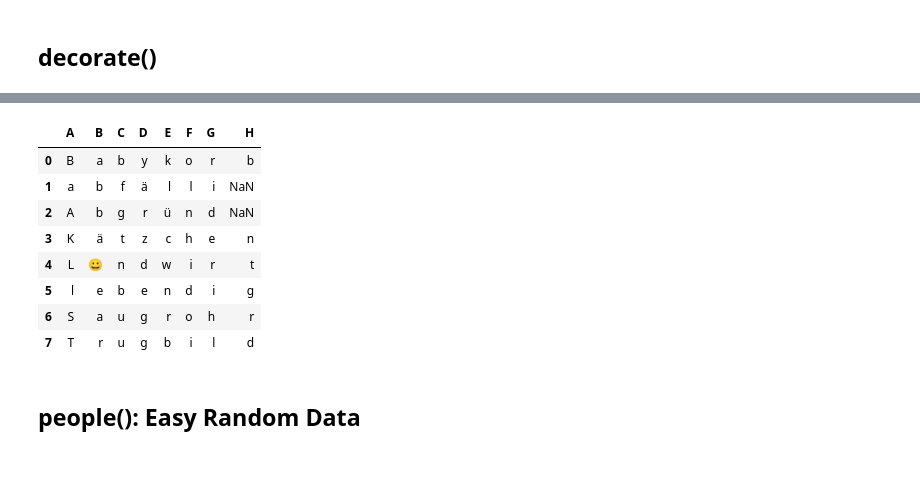
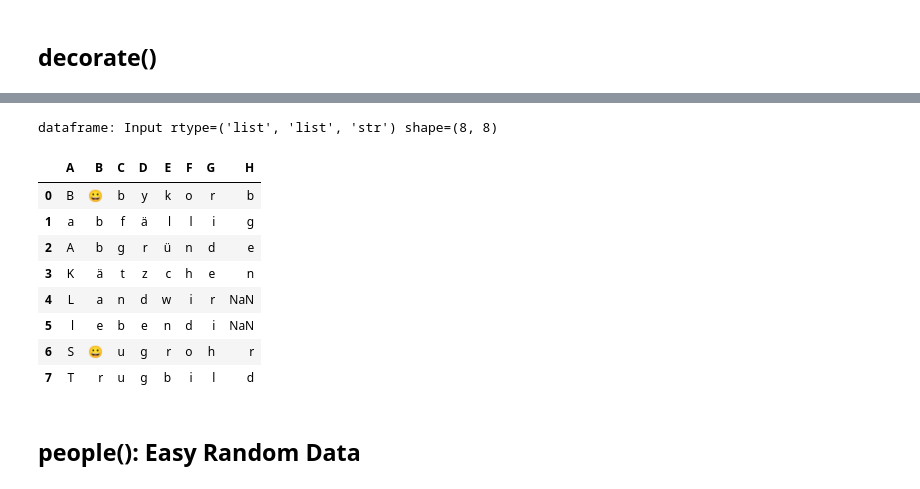
Before and after one commit to djekra/pandasklar, a Jupyter notebook: jupyter/10_Create_Random_Data.ipynb, the cells around one changed output, grey strips where cells are left out. Saved outputs shown, nothing was run; the diff lists cells and outputs as text; code cells hidden in the pictures.

```diff
--- a/jupyter/10_Create_Random_Data.ipynb
+++ b/jupyter/10_Create_Random_Data.ipynb
@@ -290,25 +314,27 @@ Type:      function
 # %%
 df = pak.dataframe( [ list('Babykorb'),
                       list('abfällig'),
                       list('Abgründe'),
                       list('Kätzchen'),
                       list('Landwirt'),
                       list('lebendig'),
                       list('Saugrohr'),
                       list('Trugbild'),
-                ] )
-df['B'] = df.B.apply( pak.decorate, p=0.2, special='😀')
+                ], framework='pandas' )
+
+df['B'] = df.B.apply( pak.decorate, p=0.2, special='😀') # derzeit nur für pandas
 df['H'] = df.H.apply( pak.decorate, p=0.2)
 df
 # %% [output]
+dataframe: Input rtype=('list', 'list', 'str') shape=(8, 8)
 |  | A | B | C | D | E | F | G | H |
-| 0 | B | a | b | y | k | o | r | b |
-| 1 | a | b | f | ä | l | l | i | NaN |
-| 2 | A | b | g | r | ü | n | d | NaN |
+| 0 | B | 😀 | b | y | k | o | r | b |
+| 1 | a | b | f | ä | l | l | i | g |
+| 2 | A | b | g | r | ü | n | d | e |
 | 3 | K | ä | t | z | c | h | e | n |
-| 4 | L | 😀 | n | d | w | i | r | t |
-| 5 | l | e | b | e | n | d | i | g |
-| 6 | S | a | u | g | r | o | h | r |
+| 4 | L | a | n | d | w | i | r | NaN |
+| 5 | l | e | b | e | n | d | i | NaN |
+| 6 | S | 😀 | u | g | r | o | h | r |
 | 7 | T | r | u | g | b | i | l | d |
 # %% [markdown]
 ## people(): Easy Random Data
```
Also changed, not shown: parts of 30 cells of this notebook, 54 other files.
